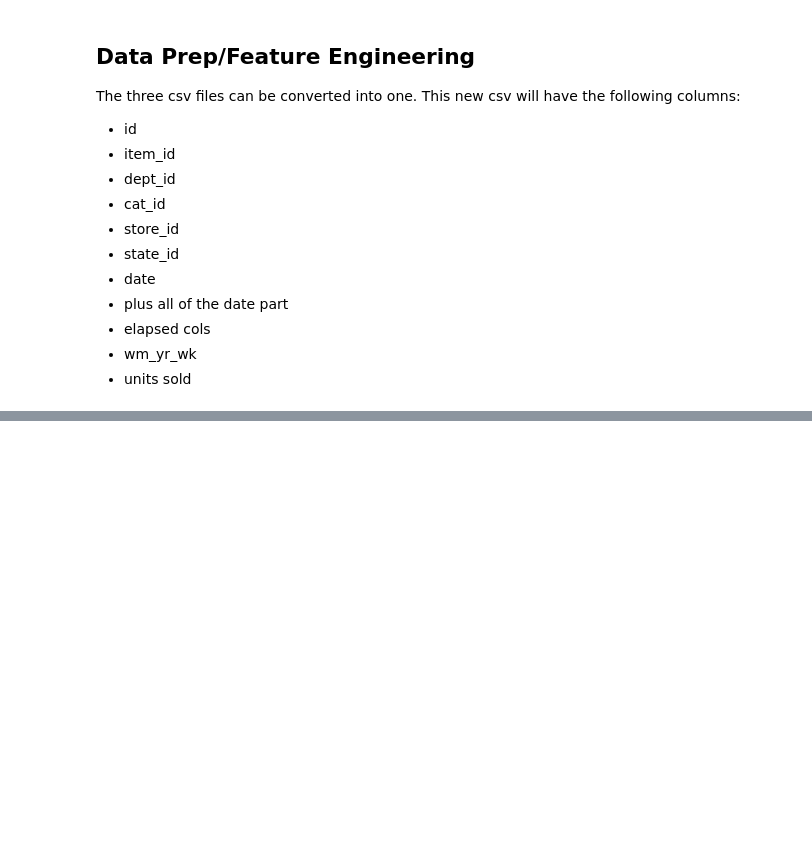
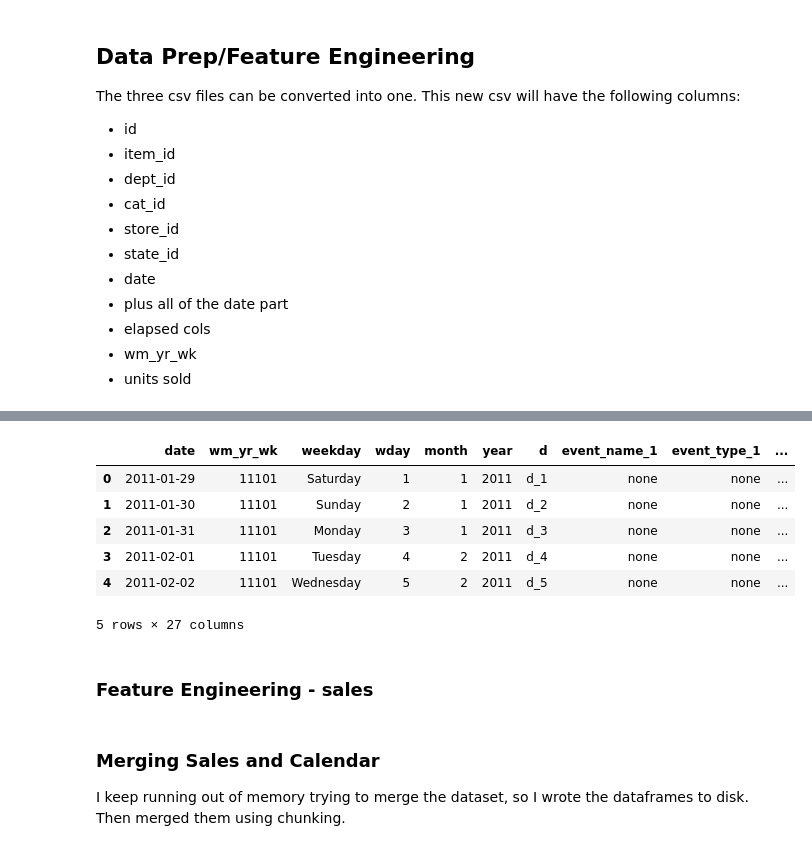
Before and after one commit to vishaladu/dl, a Jupyter notebook: competitions/m5-accuracy/eda.ipynb, the cells around one changed output, grey strips where cells are left out. Cells and saved outputs as stored; diff of their text form; code cells hidden in the pictures; blank space fills up the shorter version.

```diff
--- a/competitions/m5-accuracy/eda.ipynb
+++ b/competitions/m5-accuracy/eda.ipynb
@@ -223,0 +265,17 @@ df_melt = df_melt.rename(columns={'variable': 'd'})
+# %%
+calendar_df['event_name_1'] = calendar_df.event_name_1.fillna('none').astype(np.str)
+calendar_df['event_name_2'] = calendar_df.event_name_2.fillna('none').astype(np.str)
+calendar_df['event_type_1'] = calendar_df.event_type_1.fillna('none').astype(np.str)
+calendar_df['event_type_2'] = calendar_df.event_type_2.fillna('none').astype(np.str)
+# %%
+calendar_df.head()
+# %% [output]
+|  | date | wm_yr_wk | weekday | wday | month | year | d | event_name_1 | event_type_1 | ... |
+| 0 | 2011-01-29 | 11101 | Saturday | 1 | 1 | 2011 | d_1 | none | none | ... |
+| 1 | 2011-01-30 | 11101 | Sunday | 2 | 1 | 2011 | d_2 | none | none | ... |
+| 2 | 2011-01-31 | 11101 | Monday | 3 | 1 | 2011 | d_3 | none | none | ... |
+| 3 | 2011-02-01 | 11101 | Tuesday | 4 | 2 | 2011 | d_4 | none | none | ... |
+| 4 | 2011-02-02 | 11101 | Wednesday | 5 | 2 | 2011 | d_5 | none | none | ... |
+5 rows × 27 columns
+# %% [markdown]
+### Feature Engineering - sales
@@ -223,0 +300,4 @@ df_melt = df_melt.rename(columns={'variable': 'd'})
+# %% [markdown]
+### Merging Sales and Calendar
+
+I keep running out of memory trying to merge the dataset, so I wrote the dataframes to disk. Then merged them using chunking.
```
Also changed, not shown: parts of 33 cells of this notebook.
